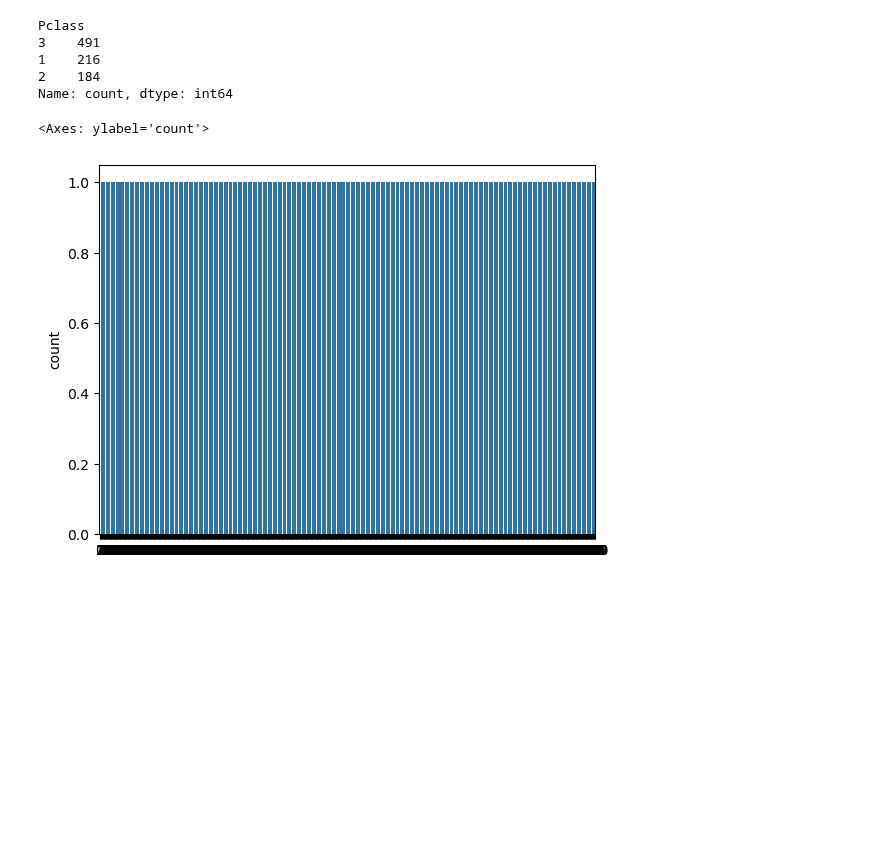
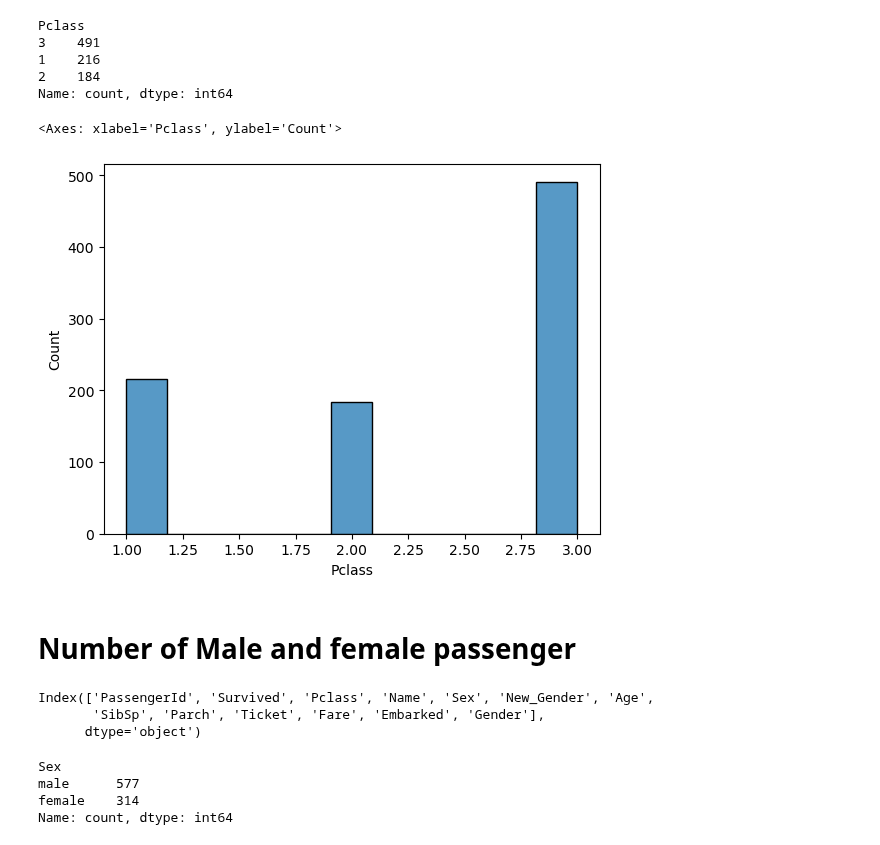
Before and after one commit to Abricos-gt/Data_Science_projects, a Jupyter notebook: pandas_project4.ipynb, the cells around one changed output. Saved outputs shown, nothing was run; the diff lists cells and outputs as text; code cells hidden in the pictures; blank space fills up the shorter version.

Commit message:
How may male and female passanger

```diff
--- a/pandas_project4.ipynb
+++ b/pandas_project4.ipynb
@@ -396,7 +396,22 @@ Pclass
 2    184
 Name: count, dtype: int64
 # %%
-sns.countplot(df['Pclass'])
+sns.histplot(df['Pclass'])
 # %% [output]
-<Axes: ylabel='count'>
+<Axes: xlabel='Pclass', ylabel='Count'>
-[figure, old version]
+[figure, new version]
+# %% [markdown]
+# Number of Male and female passenger
+# %%
+df.columns
+# %% [output]
+Index(['PassengerId', 'Survived', 'Pclass', 'Name', 'Sex', 'New_Gender', 'Age',
+       'SibSp', 'Parch', 'Ticket', 'Fare', 'Embarked', 'Gender'],
+      dtype='object')
+# %%
+df['Sex']. value_counts()
+# %% [output]
+Sex
+male      577
+female    314
+Name: count, dtype: int64
```
Also changed, not shown: parts of 1 cell of this notebook.
